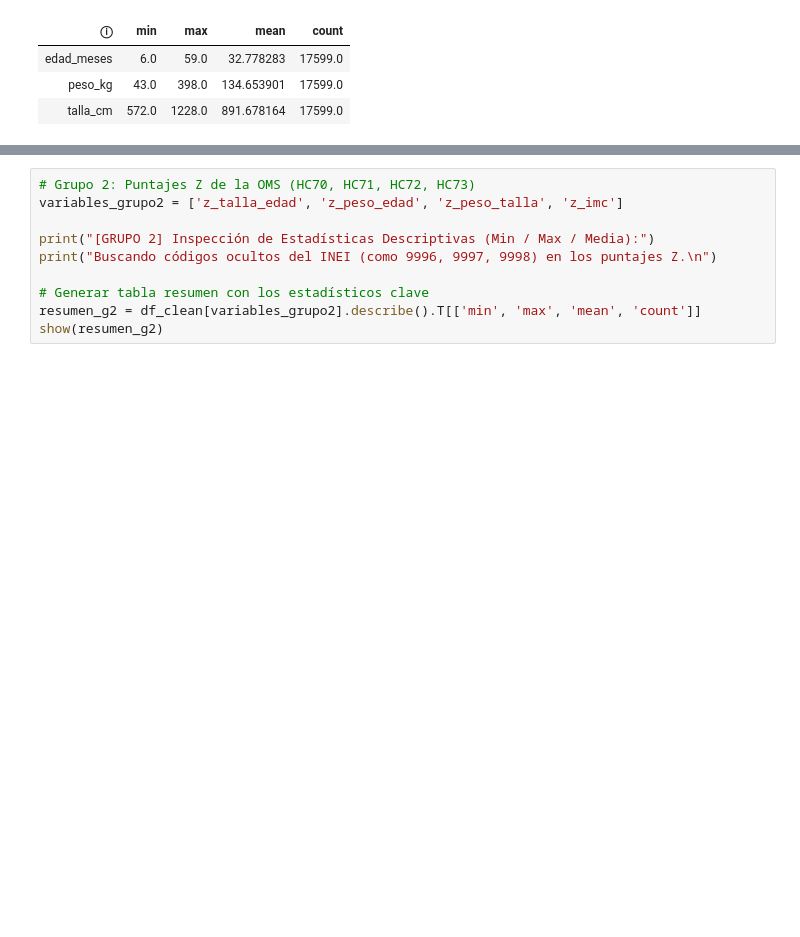
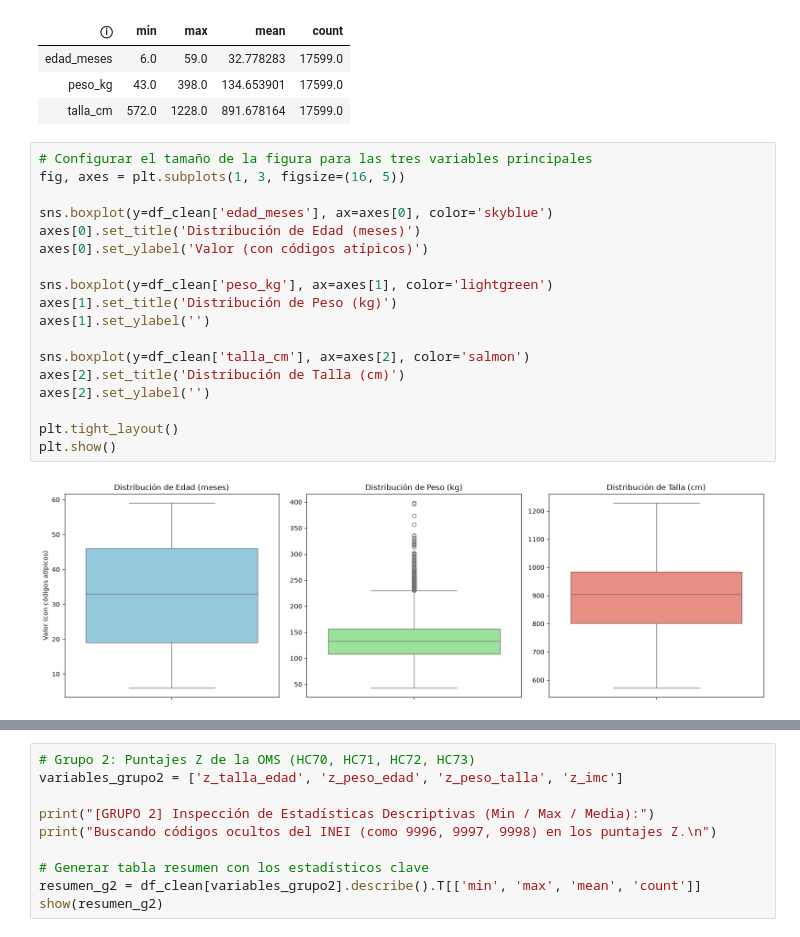
Before and after one commit to Biasphy/AnemiaLDA, a Jupyter notebook: Notebooks/main.ipynb, the cells around one changed output, grey strips where cells are left out. Saved outputs shown, nothing was run; the diff lists cells and outputs as text; blank space fills up the shorter version.

```diff
--- a/Notebooks/main.ipynb
+++ b/Notebooks/main.ipynb
@@ -323,3 +327,23 @@ Estadísticas limpias del Grupo 1:
 | edad_meses | 6.0 | 59.0 | 32.778283 | 17599.0 |
 | peso_kg | 43.0 | 398.0 | 134.653901 | 17599.0 |
 | talla_cm | 572.0 | 1228.0 | 891.678164 | 17599.0 |
+# %%
+# Configurar el tamaño de la figura para las tres variables principales
+fig, axes = plt.subplots(1, 3, figsize=(16, 5))
+
+sns.boxplot(y=df_clean['edad_meses'], ax=axes[0], color='skyblue')
+axes[0].set_title('Distribución de Edad (meses)')
+axes[0].set_ylabel('Valor (con códigos atípicos)')
+
+sns.boxplot(y=df_clean['peso_kg'], ax=axes[1], color='lightgreen')
+axes[1].set_title('Distribución de Peso (kg)')
+axes[1].set_ylabel('')
+
+sns.boxplot(y=df_clean['talla_cm'], ax=axes[2], color='salmon')
+axes[2].set_title('Distribución de Talla (cm)')
+axes[2].set_ylabel('')
+
+plt.tight_layout()
+plt.show()
+# %% [output]
+[figure, added]
```
Also changed, not shown: parts of 14 cells of this notebook, 38 other files.
